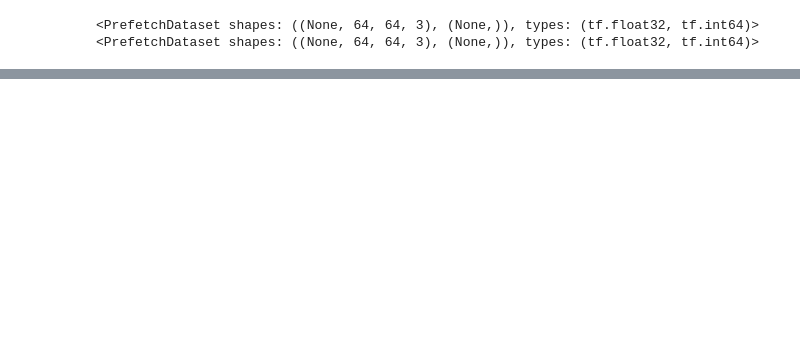
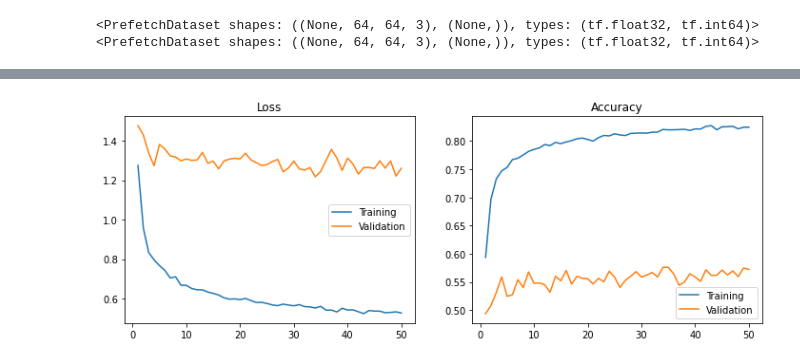
Before and after one commit to dnrgus1127/deeplearning_study, a Jupyter notebook: 위성 이미지 분류 실습.ipynb, the cells around one changed output, grey strips where cells are left out. Cells and saved outputs as stored; diff of their text form; code cells hidden in the pictures; blank space fills up the shorter version.

```diff
--- a/위성 이미지 분류 실습.ipynb
+++ b/위성 이미지 분류 실습.ipynb
@@ -298,3 +300,24 @@ from tensorflow.python.keras.utils.vis_utils import plot_model
 plot_model(pre_trained_base, show_shapes=True, show_layer_names=True, to_file='resnet50.png')
 # %% [output]
 [figure]
+# %%
+def build_trainsfer_classifier():
+
+    model = tf.keras.Sequential([
+
+        pre_trained_base,
+        tf.keras.layers.Flatten(),
+        tf.keras.layers.Dense(128,activation='relu'),
+        tf.keras.layers.Dropout(0.3),
+        tf.keras.layers.Dense(64,activation='relu'),
+        tf.keras.layers.Dropout(0.3),
+        tf.keras.layers.Dense(NUM_CLASSES,activation='softmax'),
+
+
+
+    ])
+    return model
+
+
+tc_model = build_trainsfer_classifier()
+tc_model.summary()
@@ -300,0 +342,6 @@ plot_model(pre_trained_base, show_shapes=True, show_layer_names=True, to_file='r
+# %%
+tc_model.compile(optimizer='adam',loss='sparse_categorical_crossentropy',metrics=['accuracy'])
+
+tc_history = tc_model.fit(train_aug,
+                         validation_data=valid_aug,
+                         epochs=50)
@@ -300,0 +366,4 @@ plot_model(pre_trained_base, show_shapes=True, show_layer_names=True, to_file='r
+# %%
+plot_loss_acc(tc_history,50)
+# %% [output]
+[figure, added]
```
Also changed, not shown: parts of 18 cells of this notebook.
